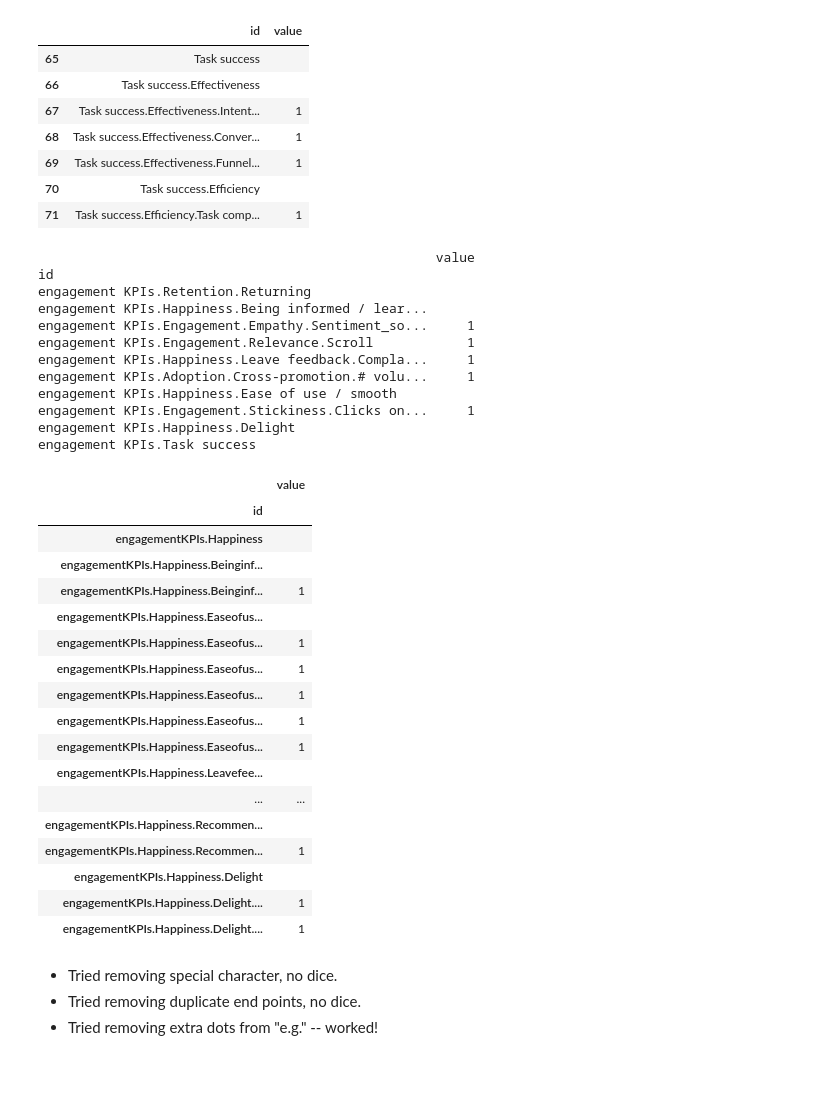
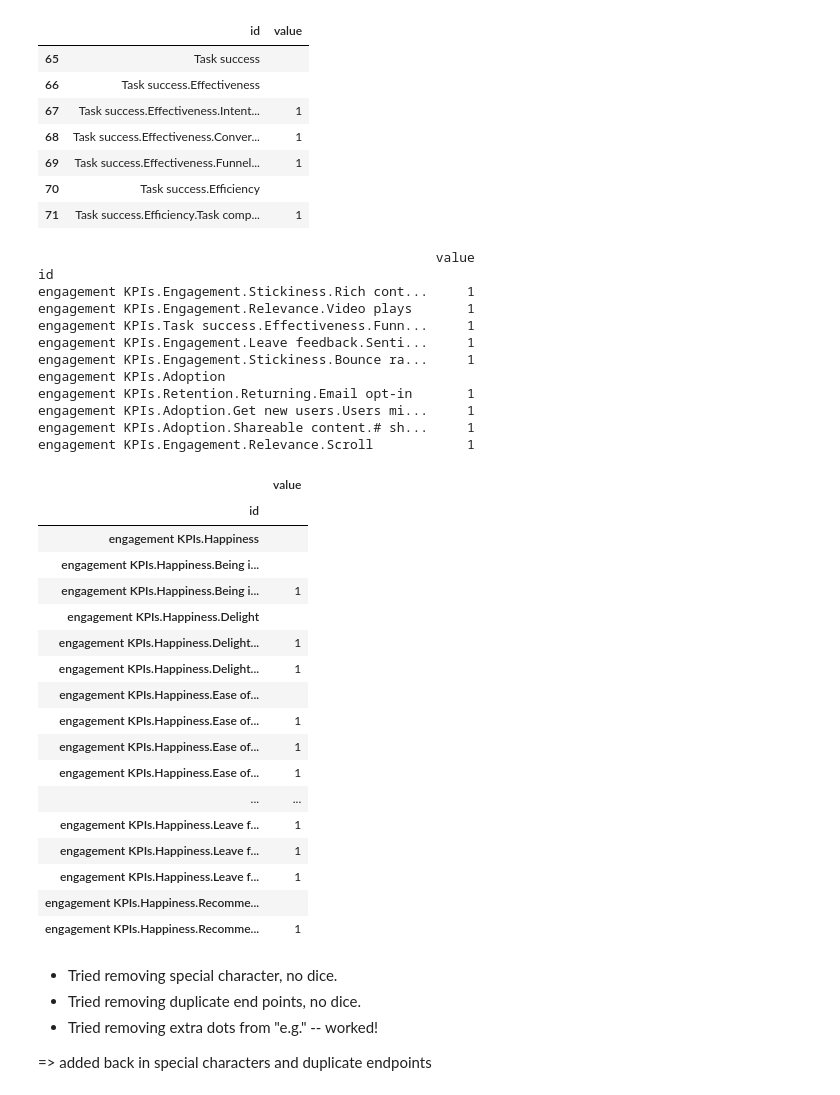
Before and after one commit to SWannell/engagement-kpi-mapping, a Jupyter notebook: TreeViz.ipynb, the cells around one changed output. Cells and saved outputs as stored; diff of their text form; code cells hidden in the pictures.

```diff
--- a/TreeViz.ipynb
+++ b/TreeViz.ipynb
@@ -310,7 +310,7 @@ Found a [CSV-based D3 radial tidy tree](https://blockbuilder.org/FrissAnalytics/
 # %% [markdown]
 ## Attempt 5: make from the engagement KPIs data
 # %%
-eng = pd.read_csv('RawData\\KPI workshop write-up_Engagement - Sheet1.csv')
+eng = pd.read_csv('RawData\\KPI workshop write-up_Engagement - with dupes.csv')
 eng.columns = ['objective', 'driver', 'metric', 'slice', 'colour']
 eng.drop('colour', axis=1, inplace=True)
 for col in ['objective', 'driver', 'metric']:
@@ -367,38 +367,38 @@ print(eng_tidy.sample(10))
 # %% [output]
                                                    value
 id
-engagement KPIs.Retention.Returning
-engagement KPIs.Happiness.Being informed / lear...
-engagement KPIs.Engagement.Empathy.Sentiment_so...     1
+engagement KPIs.Engagement.Stickiness.Rich cont...     1
+engagement KPIs.Engagement.Relevance.Video plays       1
+engagement KPIs.Task success.Effectiveness.Funn...     1
+engagement KPIs.Engagement.Leave feedback.Senti...     1
+engagement KPIs.Engagement.Stickiness.Bounce ra...     1
+engagement KPIs.Adoption
+engagement KPIs.Retention.Returning.Email opt-in       1
+engagement KPIs.Adoption.Get new users.Users mi...     1
+engagement KPIs.Adoption.Shareable content.# sh...     1
 engagement KPIs.Engagement.Relevance.Scroll            1
-engagement KPIs.Happiness.Leave feedback.Compla...     1
-engagement KPIs.Adoption.Cross-promotion.# volu...     1
-engagement KPIs.Happiness.Ease of use / smooth
-engagement KPIs.Engagement.Stickiness.Clicks on...     1
-engagement KPIs.Happiness.Delight
-engagement KPIs.Task success
 # %%
-eng_tidy.index = eng_tidy.index.str.replace("[^\w\.]", "", regex=True)
-eng_tidy[eng_tidy.index.str.startswith('engagementKPIs.Happiness')]
+# eng_tidy.index = eng_tidy.index.str.replace("[^\w\.]", "", regex=True)
+eng_tidy[eng_tidy.index.str.startswith('engagement KPIs.Happiness')]
 # %% [output]
 |  | value |
 | id |  |
-| engagementKPIs.Happiness |  |
-| engagementKPIs.Happiness.Beinginf... |  |
-| engagementKPIs.Happiness.Beinginf... | 1 |
-| engagementKPIs.Happiness.Easeofus... |  |
-| engagementKPIs.Happiness.Easeofus... | 1 |
-| engagementKPIs.Happiness.Easeofus... | 1 |
-| engagementKPIs.Happiness.Easeofus... | 1 |
-| engagementKPIs.Happiness.Easeofus... | 1 |
-| engagementKPIs.Happiness.Easeofus... | 1 |
-| engagementKPIs.Happiness.Leavefee... |  |
+| engagement KPIs.Happiness |  |
+| engagement KPIs.Happiness.Being i... |  |
+| engagement KPIs.Happiness.Being i... | 1 |
+| engagement KPIs.Happiness.Delight |  |
+| engagement KPIs.Happiness.Delight... | 1 |
+| engagement KPIs.Happiness.Delight... | 1 |
+| engagement KPIs.Happiness.Ease of... |  |
+| engagement KPIs.Happiness.Ease of... | 1 |
+| engagement KPIs.Happiness.Ease of... | 1 |
+| engagement KPIs.Happiness.Ease of... | 1 |
 | ... | ... |
-| engagementKPIs.Happiness.Recommen... |  |
-| engagementKPIs.Happiness.Recommen... | 1 |
-| engagementKPIs.Happiness.Delight |  |
-| engagementKPIs.Happiness.Delight.... | 1 |
-| engagementKPIs.Happiness.Delight.... | 1 |
+| engagement KPIs.Happiness.Leave f... | 1 |
+| engagement KPIs.Happiness.Leave f... | 1 |
+| engagement KPIs.Happiness.Leave f... | 1 |
+| engagement KPIs.Happiness.Recomme... |  |
+| engagement KPIs.Happiness.Recomme... | 1 |
 # %%
 eng_tidy.sort_values(by='id', inplace=True)
 eng_tidy.to_csv('ex_radial-tidy-tree\\engagement_kpis_tidy.csv')
@@ -406,3 +406,5 @@ eng_tidy.to_csv('ex_radial-tidy-tree\\engagement_kpis_tidy.csv')
 - Tried removing special character, no dice.
 - Tried removing duplicate end points, no dice.
 - Tried removing extra dots from "e.g." -- worked!
+
+=> added back in special characters and duplicate endpoints
```
Also changed, not shown: parts of 1 cell of this notebook, 3 other files.
